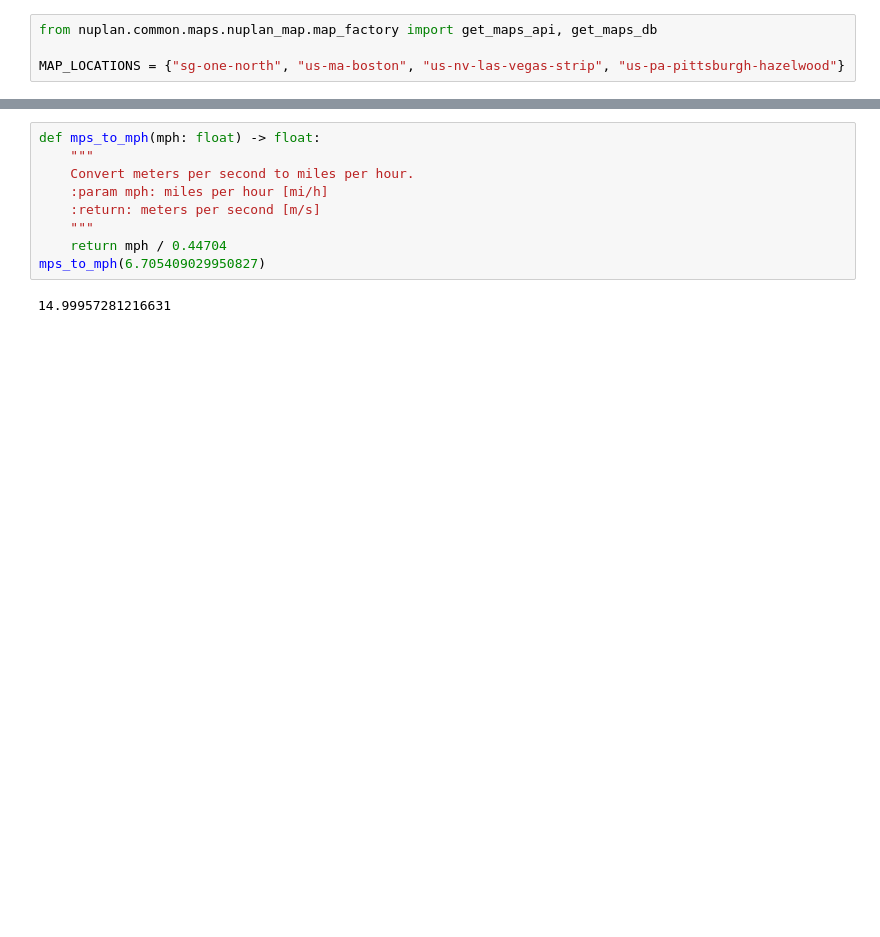
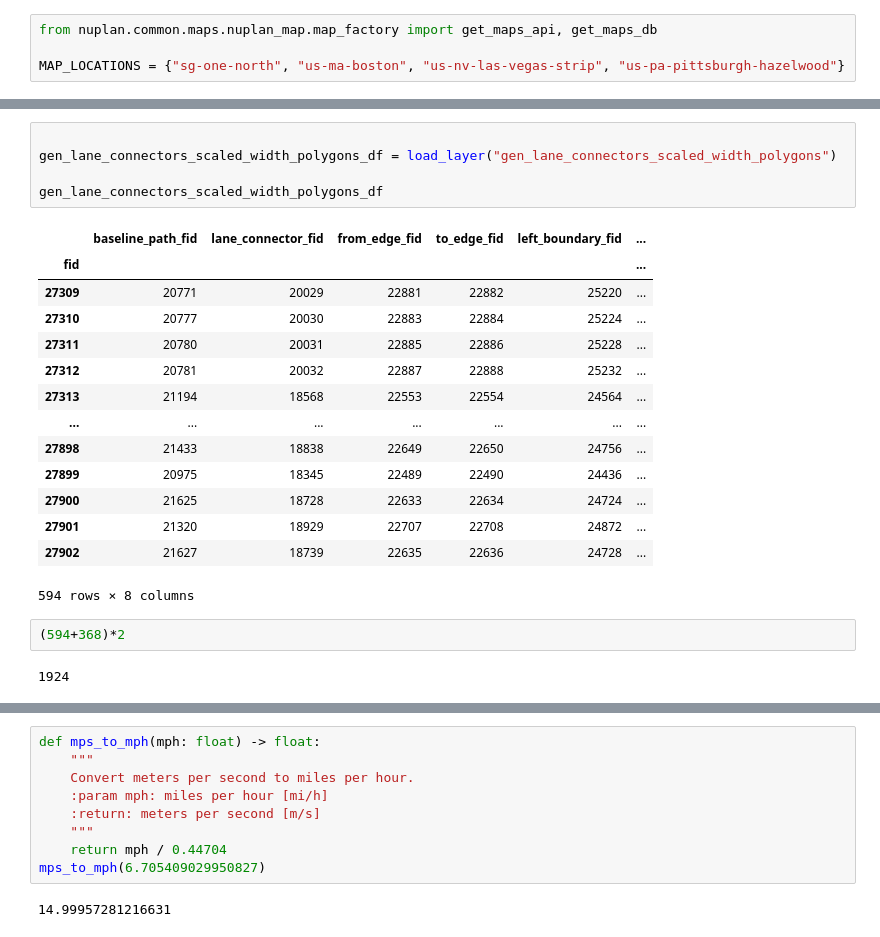
Before and after one commit to autonomousvision/py123d, a Jupyter notebook: notebooks/nuplan_map_dataframe.ipynb, the cells around one changed output, grey strips where cells are left out. Drawn from its saved outputs; the diff is of its cells as text; blank space fills up the shorter version.

```diff
--- a/notebooks/nuplan_map_dataframe.ipynb
+++ b/notebooks/nuplan_map_dataframe.ipynb
@@ -59,0 +88,24 @@ len(lanes_polygons_df.keys())
+# %%
+
+gen_lane_connectors_scaled_width_polygons_df = load_layer("gen_lane_connectors_scaled_width_polygons")
+
+gen_lane_connectors_scaled_width_polygons_df
+# %% [output]
+|  | baseline_path_fid | lane_connector_fid | from_edge_fid | to_edge_fid | left_boundary_fid | ... |
+| fid |  |  |  |  |  | ... |
+| 27309 | 20771 | 20029 | 22881 | 22882 | 25220 | ... |
+| 27310 | 20777 | 20030 | 22883 | 22884 | 25224 | ... |
+| 27311 | 20780 | 20031 | 22885 | 22886 | 25228 | ... |
+| 27312 | 20781 | 20032 | 22887 | 22888 | 25232 | ... |
+| 27313 | 21194 | 18568 | 22553 | 22554 | 24564 | ... |
+| ... | ... | ... | ... | ... | ... | ... |
+| 27898 | 21433 | 18838 | 22649 | 22650 | 24756 | ... |
+| 27899 | 20975 | 18345 | 22489 | 22490 | 24436 | ... |
+| 27900 | 21625 | 18728 | 22633 | 22634 | 24724 | ... |
+| 27901 | 21320 | 18929 | 22707 | 22708 | 24872 | ... |
+| 27902 | 21627 | 18739 | 22635 | 22636 | 24728 | ... |
+594 rows × 8 columns
+# %%
+(594+368)*2
+# %% [output]
+1924
```
Also changed, not shown: parts of 6 cells of this notebook, 4 other files.
